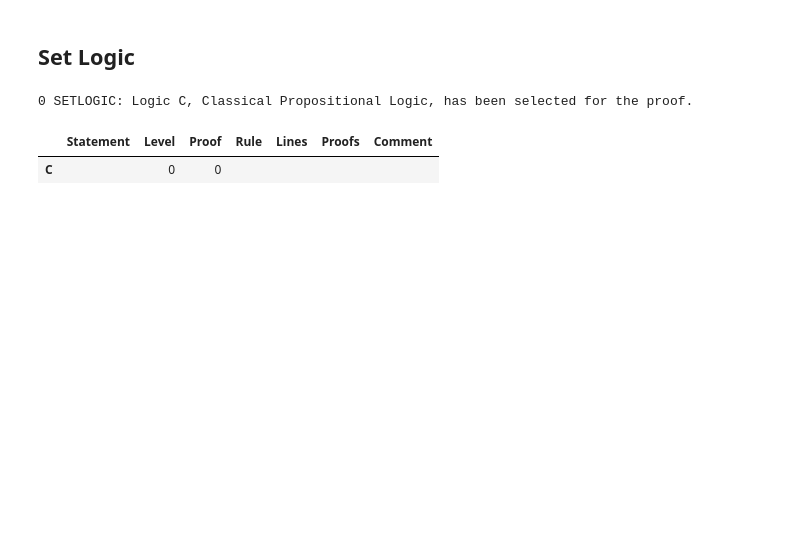
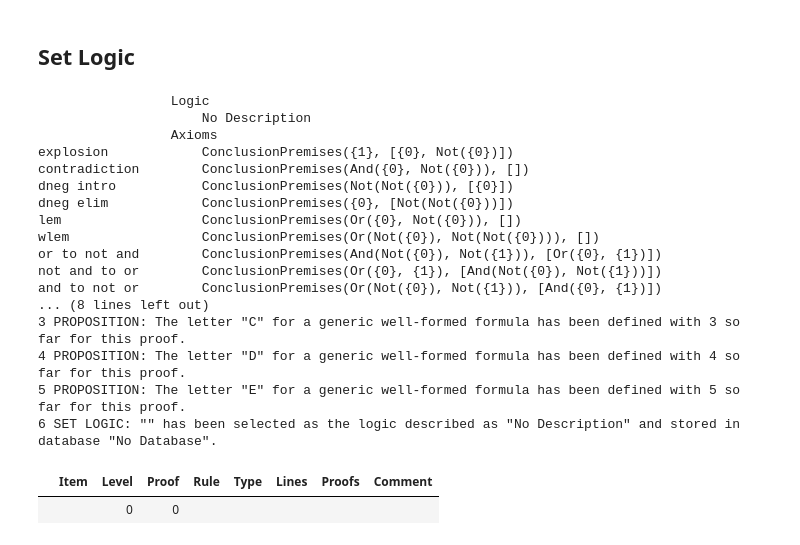
Before and after one commit to FrankHubeny/AltRea, a Jupyter notebook: rules_testcases.ipynb, the cells around one changed output. Saved outputs shown, nothing was run; the diff lists cells and outputs as text; code cells hidden in the pictures; blank space fills up the shorter version.

```diff
--- a/rules_testcases.ipynb
+++ b/rules_testcases.ipynb
@@ -49,9 +0,0 @@
-# %%
-from IPython.display import display, Math, Markdown, Latex, display_markdown, HTML
-# display(HTML("<style>:root { --jp-notebook-max-width: 100% !important; }</style>"))
-
-import pandas as pd
-# To see available options run `pd.describe_option()` in a cell.
-pd.options.display.max_colwidth=500
-pd.options.display.max_rows = 999
-pd.options.display.html.use_mathjax = True
@@ -3991,21 +4016,38 @@ displayproof(prf)
 <a id='setlogic'></a>
 ## Set Logic
 # %%
-# Logic has been defined.
+# Clean run
 
 from altrea.boolean import Wff
 from altrea.rules import Proof
 
 prf = Proof()
 A = prf.proposition('A')
 B = prf.proposition('B')
 C = prf.proposition('C')
 D = prf.proposition('D')
 E = prf.proposition('E')
 prf.setlogic()
+prf.displaylogic()
 prf.displaylog()
 prf.displayproof()
 # %% [output]
-0 SETLOGIC: Logic C, Classical Propositional Logic, has been selected for the proof.
+                 Logic
+                     No Description
+                 Axioms
+explosion            ConclusionPremises({1}, [{0}, Not({0})])
+contradiction        ConclusionPremises(And({0}, Not({0})), [])
+dneg intro           ConclusionPremises(Not(Not({0})), [{0}])
+dneg elim            ConclusionPremises({0}, [Not(Not({0}))])
+lem                  ConclusionPremises(Or({0}, Not({0})), [])
+wlem                 ConclusionPremises(Or(Not({0}), Not(Not({0}))), [])
+or to not and        ConclusionPremises(And(Not({0}), Not({1})), [Or({0}, {1})])
+not and to or        ConclusionPremises(Or({0}, {1}), [And(Not({0}), Not({1}))])
+and to not or        ConclusionPremises(Or(Not({0}), Not({1})), [And({0}, {1})])
+... (8 lines left out)
+3 PROPOSITION: The letter "C" for a generic well-formed formula has been defined with 3 so far for this proof.
+4 PROPOSITION: The letter "D" for a generic well-formed formula has been defined with 4 so far for this proof.
+5 PROPOSITION: The letter "E" for a generic well-formed formula has been defined with 5 so far for this proof.
+6 SET LOGIC: "" has been selected as the logic described as "No Description" and stored in database "No Database".
-|  | Statement | Level | Proof | Rule | Lines | Proofs | Comment |
-| C |  | 0 | 0 |  |  |  |  |
+|  | Item | Level | Proof | Rule | Type | Lines | Proofs | Comment |
+|  |  | 0 | 0 |  |  |  |  |  |
```
Also changed, not shown: parts of 24 cells of this notebook, 4 other files.
